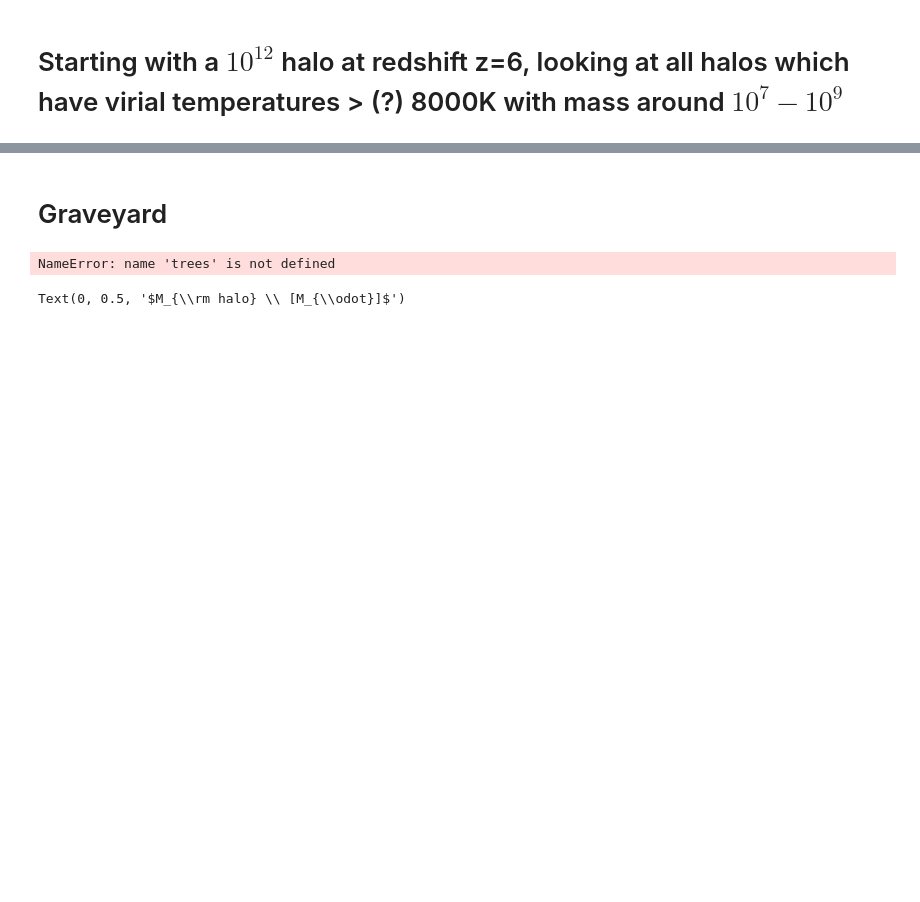
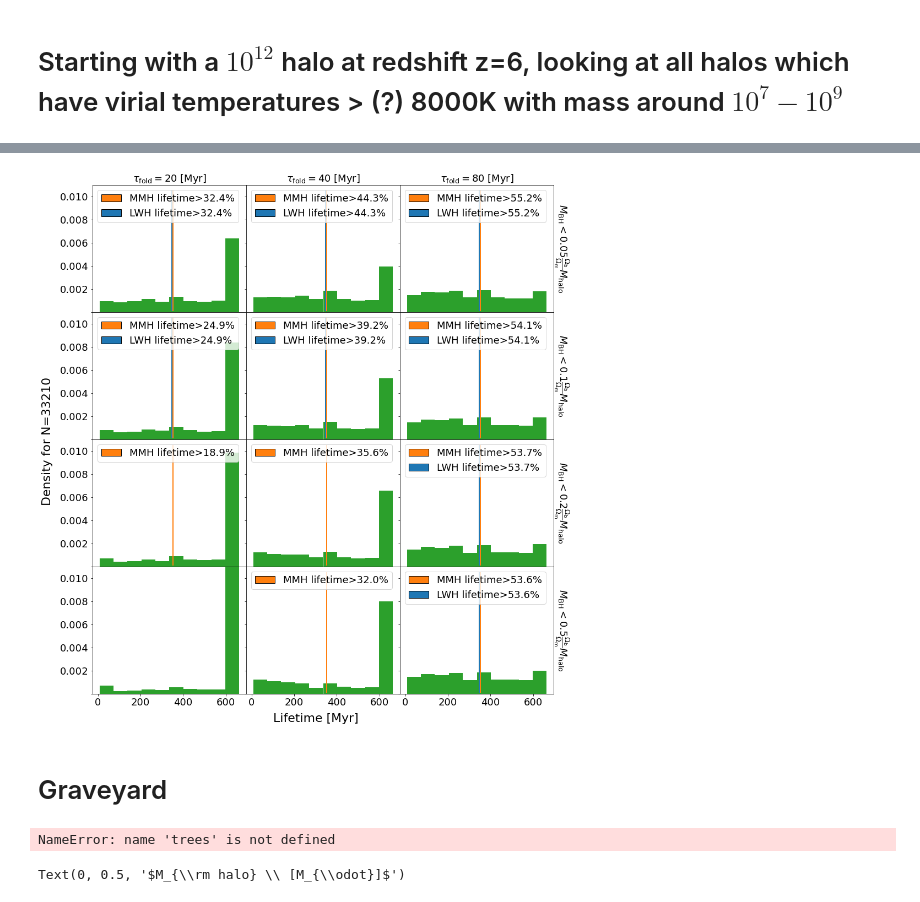
Before and after one commit to mscoggs/dcbh_relation_lifetime, a Jupyter notebook: analyze_trees.ipynb, the cells around one changed output, grey strips where cells are left out. Saved outputs shown, nothing was run; the diff lists cells and outputs as text; code cells hidden in the pictures; blank space fills up the shorter version.

```diff
--- a/analyze_trees.ipynb
+++ b/analyze_trees.ipynb
@@ -411,3 +553,64 @@ plt.savefig("figures/"+save_title+".pdf",bbox_inches='tight')
+# %%
+
+ratio_min = 1e-1
+total_time = False
+edd_growth = True
+cap_list = [0.05,0.1,0.2,0.5]
+#seed_list = [1e4,1e5,1e6]
+seed_list = [1e5]
+folding_list = [20,40,80]
+x_num = len(folding_list)
+y_num = len(cap_list)
+colors= ["tab:green","tab:blue","tab:orange"]
+
+
+fig, axs = plt.subplots(ncols=x_num, nrows=y_num, sharex=True, sharey=True, figsize=(15,17))
+x_axis_max = 0.011
+for axis in axs.ravel():
+    try: plt.setp(axis.get_yticklabels()[0], visible=False)
+    except: continue
+    axis.set_ylim(0,x_axis_max)
+
+fig.supxlabel("Lifetime [Myr]", y=0.08, size=22)
+fig.supylabel("Density for N="+str(len(cand_trees)), x=0.04, size=22)
+
+for row in range(y_num):
+    for col in range(x_num):
+        for seed,ls in zip(seed_list,colors):
+
+            mm_lifetime,mm_total_times = find_ratio_lifetime([mm_tree],folding_list[col],cap_list[row],seed, ratio_min = ratio_min, total_time = total_time,edd_growth=edd_growth)
+            lw_lifetime,lw_total_times = find_ratio_lifetime([lw_tree],folding_list[col],cap_list[row],seed, ratio_min = ratio_min, total_time = total_time,edd_growth=edd_growth)
+            dt, total_times = find_ratio_lifetime(cand_trees, folding_list[col],cap_list[row],seed,ratio_min = ratio_min, total_time = total_time, edd_growth=edd_growth)
+
+            n, bins, patches = axs[row,col].hist(dt,alpha=1, color="tab:green", density=True)
+            labels,handles = [],[]
+            if(mm_lifetime[0] != mm_total_times[0]):
+                axs[row,col].plot(np.linspace(mm_lifetime,mm_lifetime,10),np.linspace(x_axis_max*0.01,x_axis_max*0.95,10),c="tab:orange", lw=2)
+                mm_fraction = len(np.where(dt < mm_lifetime)[0])/len(cand_trees)
+                handles.append(Rectangle((0, 0), 1, 1, color="tab:orange", ec="k"))
+                labels.append("MMH lifetime>"+"{:.1f}".format(mm_fraction*100)+"%")
+
+            if(lw_lifetime[0] != lw_total_times[0]):
+                axs[row,col].plot(np.linspace(lw_lifetime,lw_lifetime,10),np.linspace(x_axis_max*0.01,x_axis_max*0.95,10),c="tab:blue", lw=2)
+                lw_fraction = len(np.where(dt < lw_lifetime)[0])/len(cand_trees)
+                handles.append(Rectangle((0, 0), 1, 1, color="tab:blue", ec="k"))
+                labels.append("LWH lifetime>"+"{:.1f}".format(lw_fraction*100)+"%")
+
+            if(labels != []): axs[row,col].legend(handles, labels,loc='upper left')
+
+        if(row==0): axs[row,col].set_title(r"$\tau_{\rm fold} = $" +str(folding_list[col]) +" [Myr]", fontsize = 18 )
+        if(col == x_num-1):
+            axs[row, col].yaxis.set_label_position("right")
+            axs[row, col].set_ylabel(r"$M_{\rm BH} < $"+str(cap_list[row]) +r"$\frac{\Omega_{\rm b}}{\Omega_{\rm m}} M_{\rm halo}$", fontsize = 18, rotation=270, labelpad=30)
+
+# handles = [Rectangle((0, 0), 1, 1, color=c, ec="k") for c in colors]
+# labels = [r'$M_0$ = $10^'+str(int(np.log10(mass)))+'$ $M_{\odot}$' for mass in seed_list]
+# axs[0, 2].legend(handles, labels,loc='upper left', fontsize = 14 , bbox_to_anchor=(0.2, 0.90),edgecolor="black", framealpha=1)
+plt.subplots_adjust(wspace=0, hspace=0)
+save_title = "lifetimes_for_ratio_min="+str(ratio_min)+"_total_time="+str(total_time)+"_edd_growth="+str(edd_growth)
+plt.savefig("figures/"+save_title+".pdf",bbox_inches='tight')
+# %% [output]
+[figure, added]
 # %% [markdown]
 # Graveyard
 # %%
```
Also changed, not shown: parts of 19 cells of this notebook, 5 other files.
